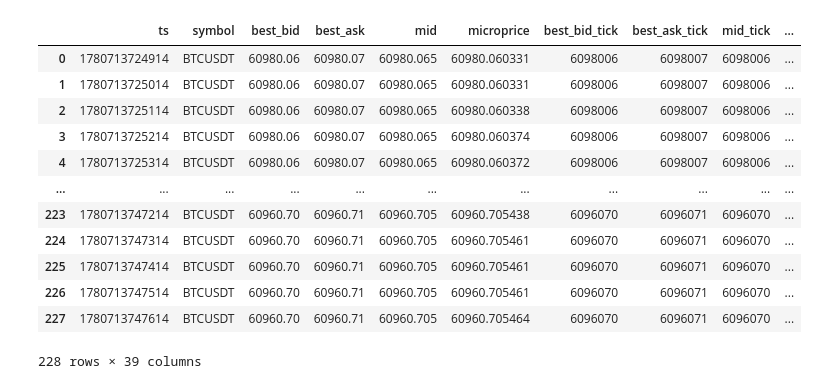
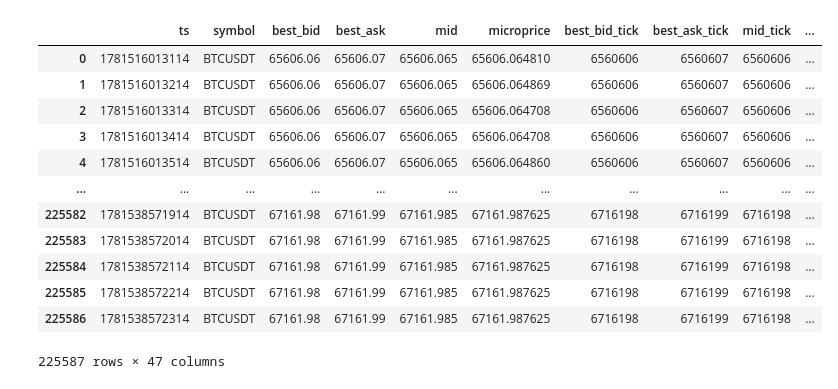
Before and after one commit to Briansim74/Market-Making-Research-Platform, a Jupyter notebook: mm_research_regime.ipynb, the cells around one changed output. Saved outputs shown, nothing was run; the diff lists cells and outputs as text; code cells hidden in the pictures.

Commit message:
cleaned up folders, adding strategy

```diff
--- a/mm_research_regime.ipynb
+++ b/mm_research_regime.ipynb
@@ -1,30 +1,29 @@
 # %%
 import os
+import json
 import joblib
 import numpy as np
 import pandas as pd
 from sklearn.mixture import GaussianMixture
 from sklearn.preprocessing import StandardScaler
 
-folder_path = r"D:\OneDrive\Trading\Market Making\data\runs\run_20260607_062400"
-
+folder_path = r"D:\OneDrive\Trading\Market Making\data\runs\run_20260615_154932"
 snapshots = pd.read_parquet(os.path.join(folder_path, "snapshots.parquet"))
-
 snapshots
 # %% [output]
 |  | ts | symbol | best_bid | best_ask | mid | microprice | best_bid_tick | best_ask_tick | mid_tick | ... |
-| 0 | 1780713724914 | BTCUSDT | 60980.06 | 60980.07 | 60980.065 | 60980.060331 | 6098006 | 6098007 | 6098006 | ... |
-| 1 | 1780713725014 | BTCUSDT | 60980.06 | 60980.07 | 60980.065 | 60980.060331 | 6098006 | 6098007 | 6098006 | ... |
-| 2 | 1780713725114 | BTCUSDT | 60980.06 | 60980.07 | 60980.065 | 60980.060338 | 6098006 | 6098007 | 6098006 | ... |
-| 3 | 1780713725214 | BTCUSDT | 60980.06 | 60980.07 | 60980.065 | 60980.060374 | 6098006 | 6098007 | 6098006 | ... |
-| 4 | 1780713725314 | BTCUSDT | 60980.06 | 60980.07 | 60980.065 | 60980.060372 | 6098006 | 6098007 | 6098006 | ... |
+| 0 | 1781516013114 | BTCUSDT | 65606.06 | 65606.07 | 65606.065 | 65606.064810 | 6560606 | 6560607 | 6560606 | ... |
+| 1 | 1781516013214 | BTCUSDT | 65606.06 | 65606.07 | 65606.065 | 65606.064869 | 6560606 | 6560607 | 6560606 | ... |
+| 2 | 1781516013314 | BTCUSDT | 65606.06 | 65606.07 | 65606.065 | 65606.064708 | 6560606 | 6560607 | 6560606 | ... |
+| 3 | 1781516013414 | BTCUSDT | 65606.06 | 65606.07 | 65606.065 | 65606.064708 | 6560606 | 6560607 | 6560606 | ... |
+| 4 | 1781516013514 | BTCUSDT | 65606.06 | 65606.07 | 65606.065 | 65606.064860 | 6560606 | 6560607 | 6560606 | ... |
 | ... | ... | ... | ... | ... | ... | ... | ... | ... | ... | ... |
-| 223 | 1780713747214 | BTCUSDT | 60960.70 | 60960.71 | 60960.705 | 60960.705438 | 6096070 | 6096071 | 6096070 | ... |
-| 224 | 1780713747314 | BTCUSDT | 60960.70 | 60960.71 | 60960.705 | 60960.705461 | 6096070 | 6096071 | 6096070 | ... |
-| 225 | 1780713747414 | BTCUSDT | 60960.70 | 60960.71 | 60960.705 | 60960.705461 | 6096070 | 6096071 | 6096070 | ... |
-| 226 | 1780713747514 | BTCUSDT | 60960.70 | 60960.71 | 60960.705 | 60960.705461 | 6096070 | 6096071 | 6096070 | ... |
-| 227 | 1780713747614 | BTCUSDT | 60960.70 | 60960.71 | 60960.705 | 60960.705464 | 6096070 | 6096071 | 6096070 | ... |
+| 225582 | 1781538571914 | BTCUSDT | 67161.98 | 67161.99 | 67161.985 | 67161.987625 | 6716198 | 6716199 | 6716198 | ... |
+| 225583 | 1781538572014 | BTCUSDT | 67161.98 | 67161.99 | 67161.985 | 67161.987625 | 6716198 | 6716199 | 6716198 | ... |
+| 225584 | 1781538572114 | BTCUSDT | 67161.98 | 67161.99 | 67161.985 | 67161.987625 | 6716198 | 6716199 | 6716198 | ... |
+| 225585 | 1781538572214 | BTCUSDT | 67161.98 | 67161.99 | 67161.985 | 67161.987625 | 6716198 | 6716199 | 6716198 | ... |
+| 225586 | 1781538572314 | BTCUSDT | 67161.98 | 67161.99 | 67161.985 | 67161.987625 | 6716198 | 6716199 | 6716198 | ... |
-228 rows × 39 columns
+225587 rows × 47 columns
 # %%
 """
 Key Research Questions
```
Also changed, not shown: parts of 5 cells of this notebook, 18 other files.
